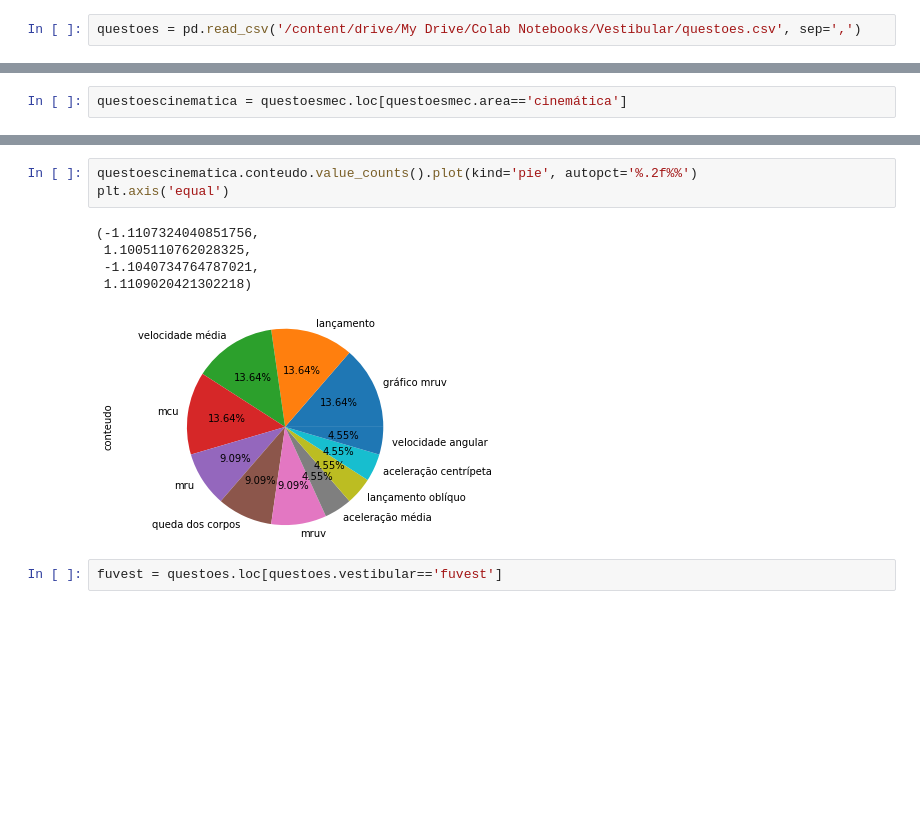
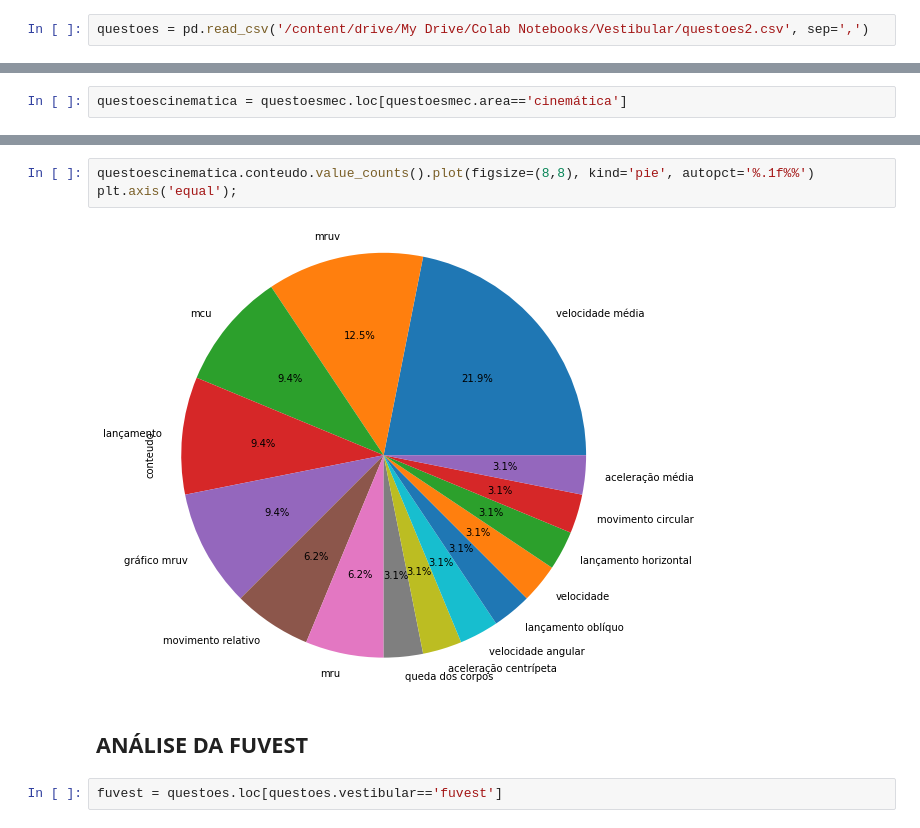
Before and after one commit to lucianogaldino/Provas_Vestibular, a Jupyter notebook: Vestibulares.ipynb, the cells around one changed output, grey strips where cells are left out. Cells and saved outputs as stored; diff of their text form; blank space fills up the shorter version.

```diff
--- a/Vestibulares.ipynb
+++ b/Vestibulares.ipynb
@@ -6,4 +6,4 @@ import matplotlib.pyplot as plt
 import pandas as pd
 import seaborn as sb
 # %%
-questoes = pd.read_csv('/content/drive/My Drive/Colab Notebooks/Vestibular/questoes.csv', sep=',')
+questoes = pd.read_csv('/content/drive/My Drive/Colab Notebooks/Vestibular/questoes2.csv', sep=',')
@@ -67,12 +83,10 @@ questoescinematica = questoesmec.loc[questoesmec.area=='cinemática']
 # %%
-questoescinematica.conteudo.value_counts().plot(kind='pie', autopct='%.2f%%')
-plt.axis('equal')
+questoescinematica.conteudo.value_counts().plot(figsize=(8,8), kind='pie', autopct='%.1f%%')
+plt.axis('equal');
 # %% [output]
-(-1.1107324040851756,
- 1.1005110762028325,
- -1.1040734764787021,
- 1.1109020421302218)
-[figure, old version]
+[figure, new version]
+# %% [markdown]
+## **ANÁLISE DA FUVEST**
 # %%
 fuvest = questoes.loc[questoes.vestibular=='fuvest']
 # %%
```
Also changed, not shown: parts of 35 cells of this notebook.
